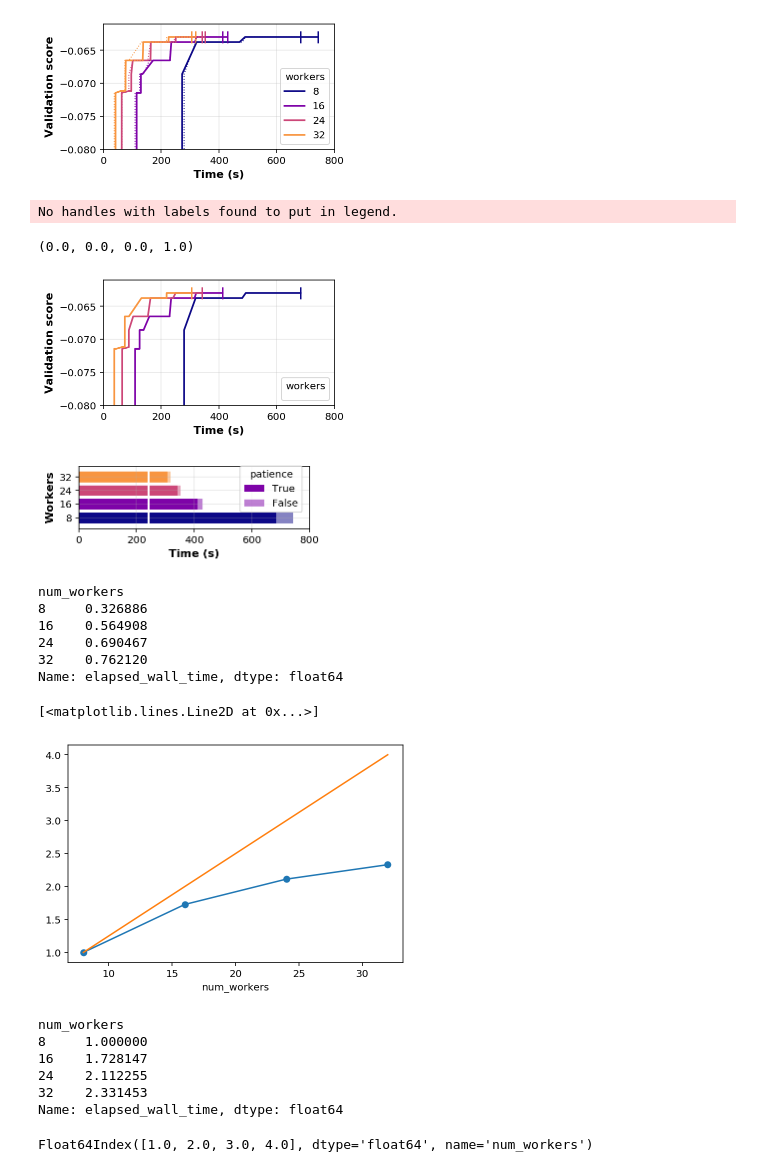
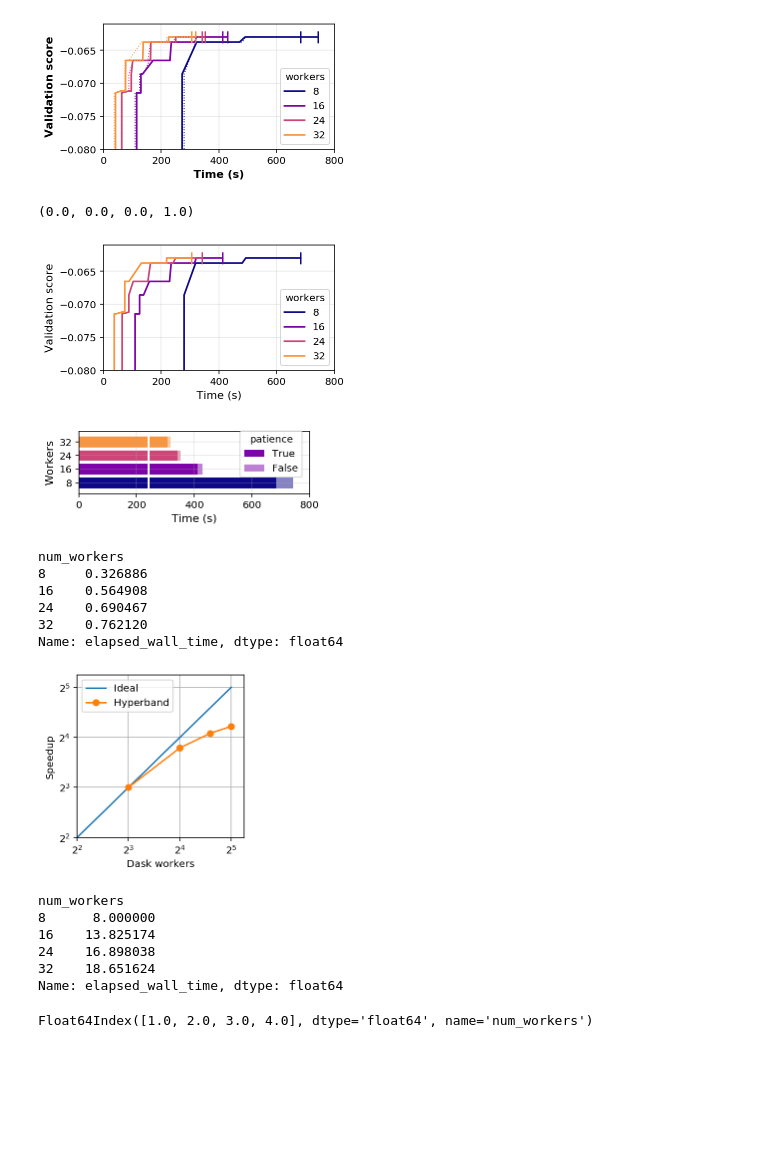
Before and after one commit to stsievert/dask-hyperband-comparison, a Jupyter notebook: image-denoising/Simulate-Viz.ipynb, the cells around one changed output. Saved outputs shown, nothing was run; the diff lists cells and outputs as text; code cells hidden in the pictures; blank space fills up the shorter version.

Commit message:
Rerun image-denoining running simulation vizualization
Former-commit-id: 8f5c334f740533e5408756bc370d03bd1ee6da23

```diff
--- a/image-denoising/Simulate-Viz.ipynb
+++ b/image-denoising/Simulate-Viz.ipynb
@@ -253,11 +253,12 @@ for patience in [True]:
         show = df[idx]
         if patience is False:
 #         if patience is True:
-            label=f"{workers}"
+#             label=f"{workers}"
             linewidth = 1.75
         else:
-            label = None
+#             label = None
             linewidth = 1.75
+        label=f"{workers}"
         ax.plot(
             show.elapsed_wall_time,
             show.best_score,
@@ -270,7 +271,7 @@ for patience in [True]:
         end = show.loc[end]
         ax.plot(end.elapsed_wall_time, end.best_score, "|", color=colors[workers], markersize=12, mew=1.5)
 
-fontdict = {"weight": "bold", "fontsize": 11}
+fontdict = {"weight": "regular", "fontsize": 11}
 ax.set_ylabel("Validation score", fontdict=fontdict)
 ax.set_xlabel("Time (s)", fontdict=fontdict)
 ax.legend(loc="best", title="workers")
@@ -279,9 +280,8 @@ ax.grid(alpha=0.3)
 ax.set_xlim(0, 800)
 plt.savefig("figs/scaling-talk.pdf", bbox_inches="tight")
 # %% [output]
-No handles with labels found to put in legend.
+(0.0, 0.0, 0.0, 1.0)
-(0.0, 0.0, 0.0, 1.0)
-[figure, old version]
+[figure, new version]
 # %%
 fig, ax = plt.subplots(figsize=(1.8 * w, 0.5 * w), nrows=1)
 for patience in [True, False]:
@@ -316,7 +316,7 @@ ax.plot(line, ax.get_ylim(), "w-", linewidth=2)
 
 plt.savefig("figs/scaling-patience.pdf", bbox_inches="tight")
 # %% [output]
-[figure, old version]
+[figure, new version]
 # %%
 243 / end_times_save
 # %% [output]
@@ -329,22 +329,34 @@ Name: elapsed_wall_time, dtype: float64
 # %%
 scaling = 243 / end_times_save
 scaling /= scaling.min()
-ax = scaling.plot(style="o-")
-ax.plot(scaling.index, scaling.index / 8)
-# ax.set_xscale("log", basex=2)
-# ax.set_yscale("log", basey=2)
+scaling *= 8
+
+w = 3
+fig, ax = plt.subplots(figsize=(w, w))
+x = np.linspace(1, 32)
+ax.plot(x, x, label="Ideal")
+ax = scaling.plot(style="o-", ax=ax, label="Hyperband")
+# ax.plot(scaling.index, scaling.index / 8)
+ax.set_xscale("log", basex=2)
+ax.set_yscale("log", basey=2)
+ax.set_xlim(4, None)
+ax.set_ylim(4, None)
+ax.set_xlabel("Dask workers")
+ax.set_ylabel("Speedup")
+ax.legend(loc="best")
+ax.grid(alpha=1)
+plt.savefig("figs/speedup.pdf", bbox_inches="tight")
 # ax.set_ylim(1, 3.0)
 # %% [output]
-[<matplotlib.lines.Line2D at 0x...>]
-[figure, old version]
+[figure, new version]
 # %%
 scaling
 # %% [output]
 num_workers
-8     1.000000
-16    1.728147
-24    2.112255
-32    2.331453
+8      8.000000
+16    13.825174
+24    16.898038
+32    18.651624
 Name: elapsed_wall_time, dtype: float64
 # %%
 scaling.index / 8
```
Also changed, not shown: parts of 3 cells of this notebook, 4 other files.
